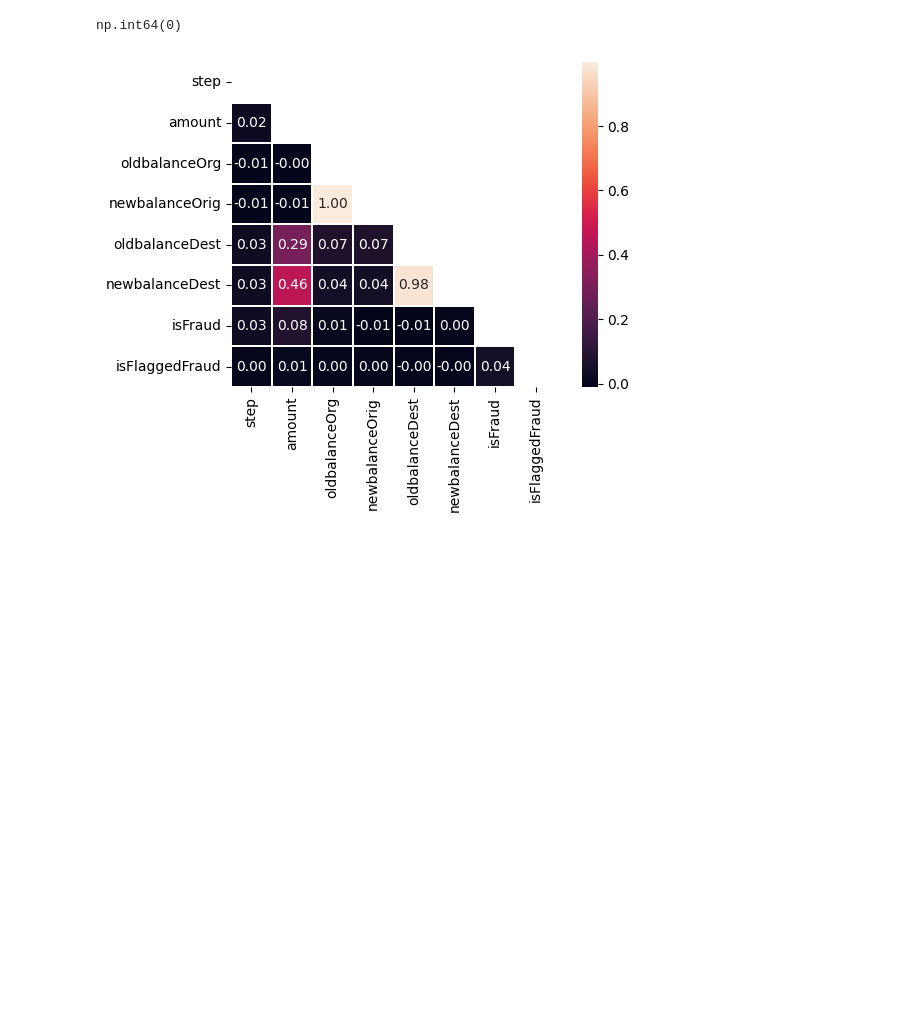
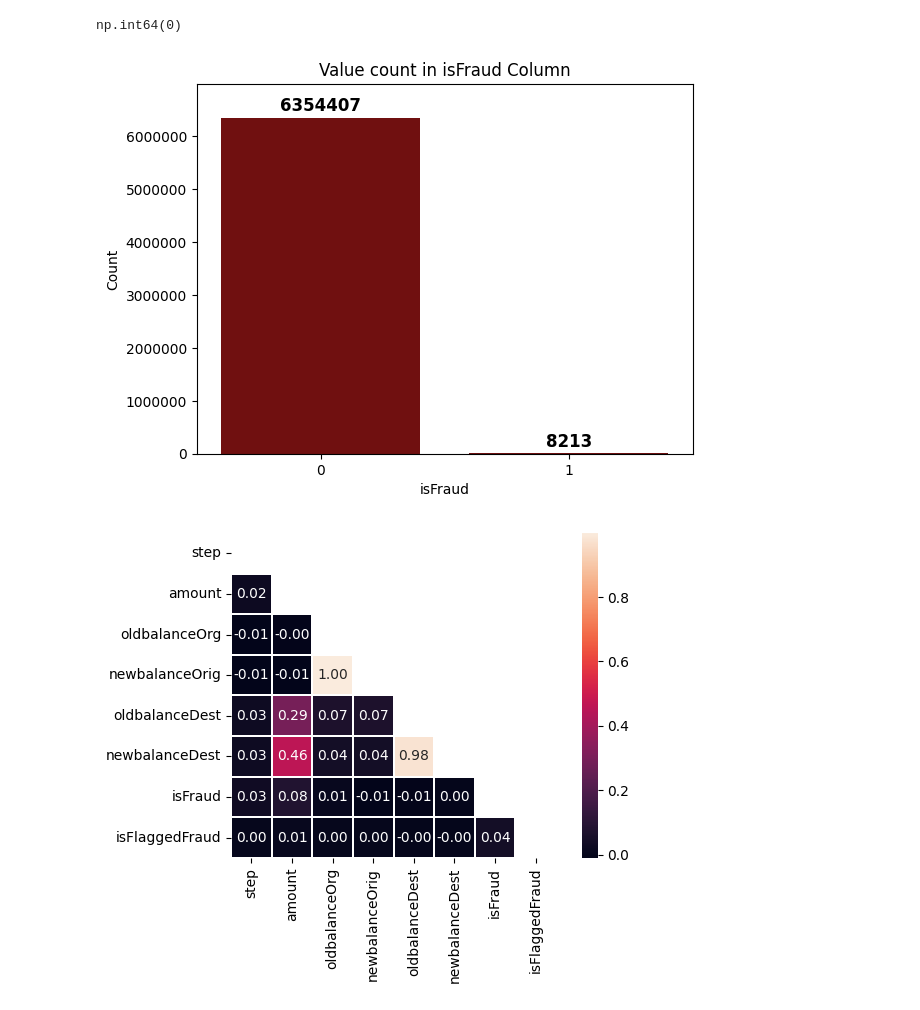
Before and after one commit to brvsf/fraud-prediction, a Jupyter notebook: Notebook.ipynb, the cells around one changed output. Cells and saved outputs as stored; diff of their text form; code cells hidden in the pictures; blank space fills up the shorter version.

```diff
--- a/Notebook.ipynb
+++ b/Notebook.ipynb
@@ -165,3 +163,7 @@ def plot_isfraud_value_count(data : pd.DataFrame) -> None:
+# %%
+plot_isfraud_value_count(data)
+# %% [output]
+[figure, added]
 # %%
 # checking for correlations in numerical features:
 
```
Also changed, not shown: parts of 24 cells of this notebook.
